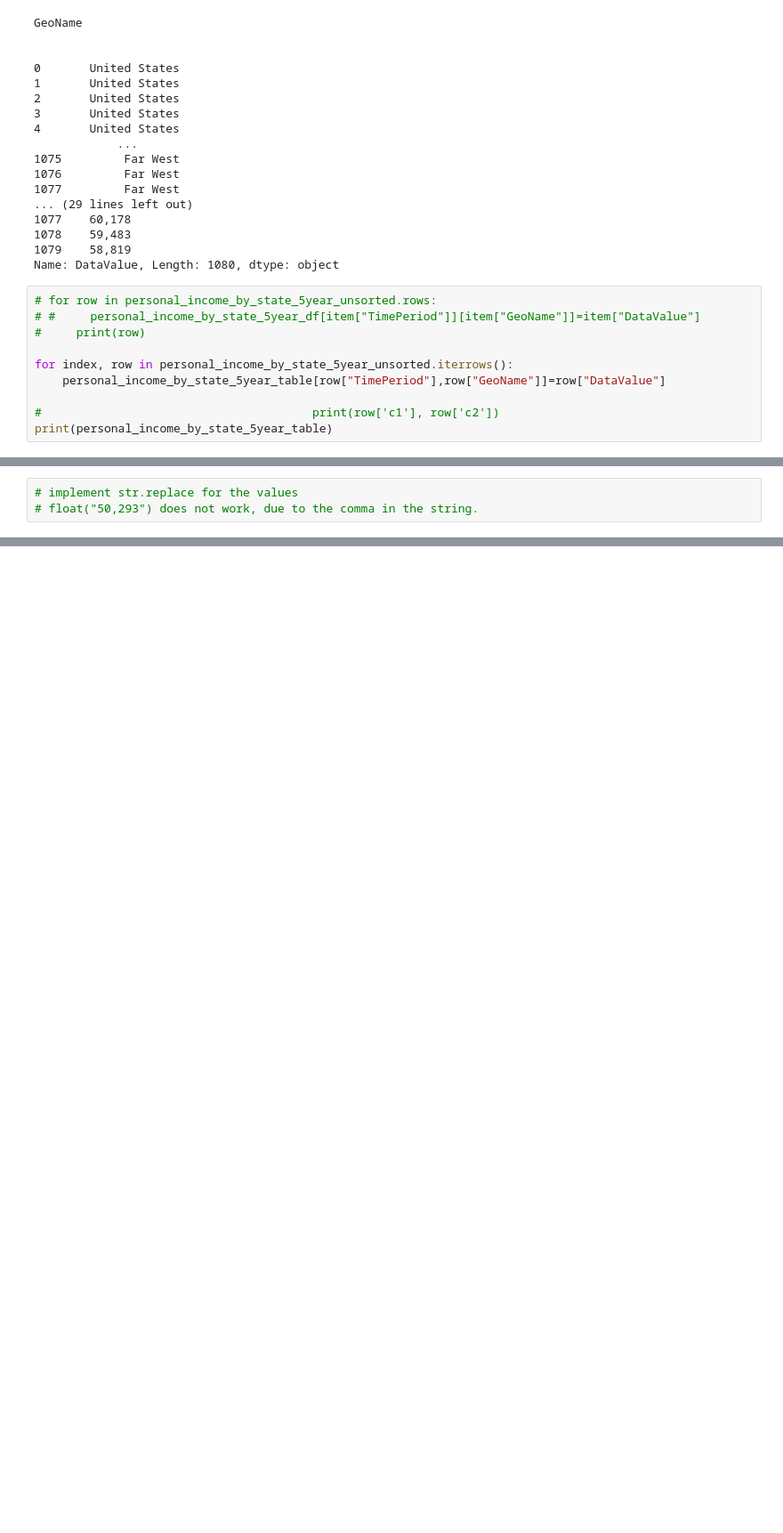
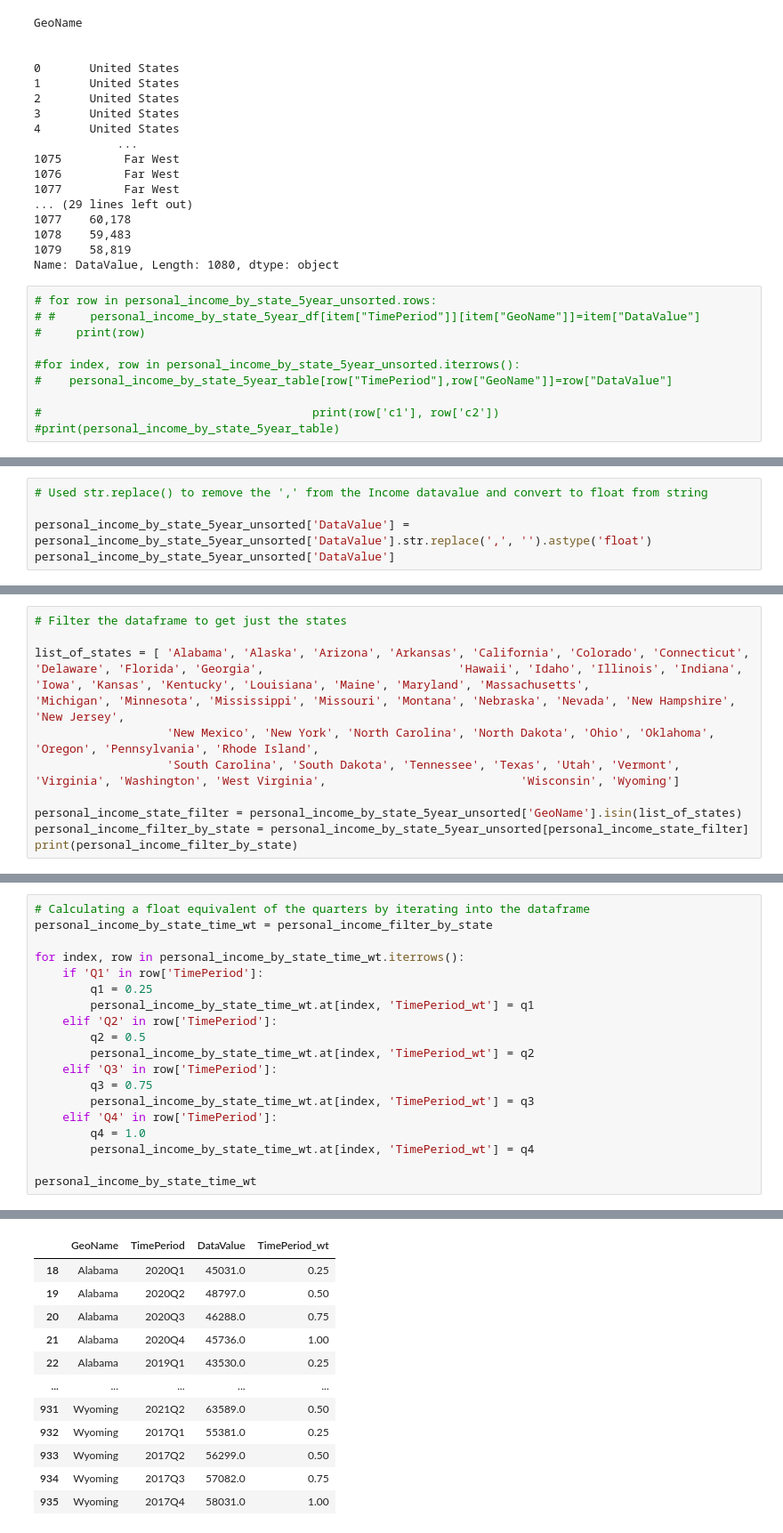
Before and after one commit to Abhishikaf/Inner_Emerging_Markets_Analyzer, a Jupyter notebook: bea_api_call.ipynb, the cells around one changed output, grey strips where cells are left out. Shown at 89% size. Drawn from its saved outputs; the diff is of its cells as text; blank space fills up the shorter version.

```diff
--- a/bea_api_call.ipynb
+++ b/bea_api_call.ipynb
@@ -222,8 +268,8 @@ Name: DataValue, Length: 1080, dtype: object
 # #     personal_income_by_state_5year_df[item["TimePeriod"]][item["GeoName"]]=item["DataValue"]
 #     print(row)
 
-for index, row in personal_income_by_state_5year_unsorted.iterrows():
-    personal_income_by_state_5year_table[row["TimePeriod"],row["GeoName"]]=row["DataValue"]
+#for index, row in personal_income_by_state_5year_unsorted.iterrows():
+#    personal_income_by_state_5year_table[row["TimePeriod"],row["GeoName"]]=row["DataValue"]
 
 #                                       print(row['c1'], row['c2'])
-print(personal_income_by_state_5year_table)
+#print(personal_income_by_state_5year_table)
@@ -231,0 +276,5 @@ TypeError: list indices must be integers or slices, not tuple
+# %%
+# Used str.replace() to remove the ',' from the Income datavalue and convert to float from string
+
+personal_income_by_state_5year_unsorted['DataValue'] = personal_income_by_state_5year_unsorted['DataValue'].str.replace(',', '').astype('float')
+personal_income_by_state_5year_unsorted['DataValue']
@@ -234,4 +319,11 @@ personal_income_by_state_5year["BEAAPI"]["Results"]["Data"]
 # %%
-# implement str.replace for the values
-# float("50,293") does not work, due to the comma in the string.
+# Filter the dataframe to get just the states
+
+list_of_states = [ 'Alabama', 'Alaska', 'Arizona', 'Arkansas', 'California', 'Colorado', 'Connecticut', 'Delaware', 'Florida', 'Georgia',                            'Hawaii', 'Idaho', 'Illinois', 'Indiana', 'Iowa', 'Kansas', 'Kentucky', 'Louisiana', 'Maine', 'Maryland', 'Massachusetts',                        'Michigan', 'Minnesota', 'Mississippi', 'Missouri', 'Montana', 'Nebraska', 'Nevada', 'New Hampshire', 'New Jersey',
+                   'New Mexico', 'New York', 'North Carolina', 'North Dakota', 'Ohio', 'Oklahoma', 'Oregon', 'Pennsylvania', 'Rhode Island',
+                   'South Carolina', 'South Dakota', 'Tennessee', 'Texas', 'Utah', 'Vermont', 'Virginia', 'Washington', 'West Virginia',                            'Wisconsin', 'Wyoming']
+
+personal_income_state_filter = personal_income_by_state_5year_unsorted['GeoName'].isin(list_of_states)
+personal_income_filter_by_state = personal_income_by_state_5year_unsorted[personal_income_state_filter]
+print(personal_income_filter_by_state)
 # %% [output]
@@ -238,0 +344,20 @@ ValueError: could not convert string to float: '50,293'
+# %%
+# Calculating a float equivalent of the quarters by iterating into the dataframe
+personal_income_by_state_time_wt = personal_income_filter_by_state
+
+for index, row in personal_income_by_state_time_wt.iterrows():
+    if 'Q1' in row['TimePeriod']:
+        q1 = 0.25
+        personal_income_by_state_time_wt.at[index, 'TimePeriod_wt'] = q1
+    elif 'Q2' in row['TimePeriod']:
+        q2 = 0.5
+        personal_income_by_state_time_wt.at[index, 'TimePeriod_wt'] = q2
+    elif 'Q3' in row['TimePeriod']:
+        q3 = 0.75
+        personal_income_by_state_time_wt.at[index, 'TimePeriod_wt'] = q3
+    elif 'Q4' in row['TimePeriod']:
+        q4 = 1.0
+        personal_income_by_state_time_wt.at[index, 'TimePeriod_wt'] = q4
+
+personal_income_by_state_time_wt
+# %% [output]
@@ -238,0 +374,12 @@ ValueError: could not convert string to float: '50,293'
+|  | GeoName | TimePeriod | DataValue | TimePeriod_wt |
+| 18 | Alabama | 2020Q1 | 45031.0 | 0.25 |
+| 19 | Alabama | 2020Q2 | 48797.0 | 0.50 |
+| 20 | Alabama | 2020Q3 | 46288.0 | 0.75 |
+| 21 | Alabama | 2020Q4 | 45736.0 | 1.00 |
+| 22 | Alabama | 2019Q1 | 43530.0 | 0.25 |
+| ... | ... | ... | ... | ... |
+| 931 | Wyoming | 2021Q2 | 63589.0 | 0.50 |
+| 932 | Wyoming | 2017Q1 | 55381.0 | 0.25 |
+| 933 | Wyoming | 2017Q2 | 56299.0 | 0.50 |
+| 934 | Wyoming | 2017Q3 | 57082.0 | 0.75 |
+| 935 | Wyoming | 2017Q4 | 58031.0 | 1.00 |
```
Also changed, not shown: parts of 18 cells of this notebook.
